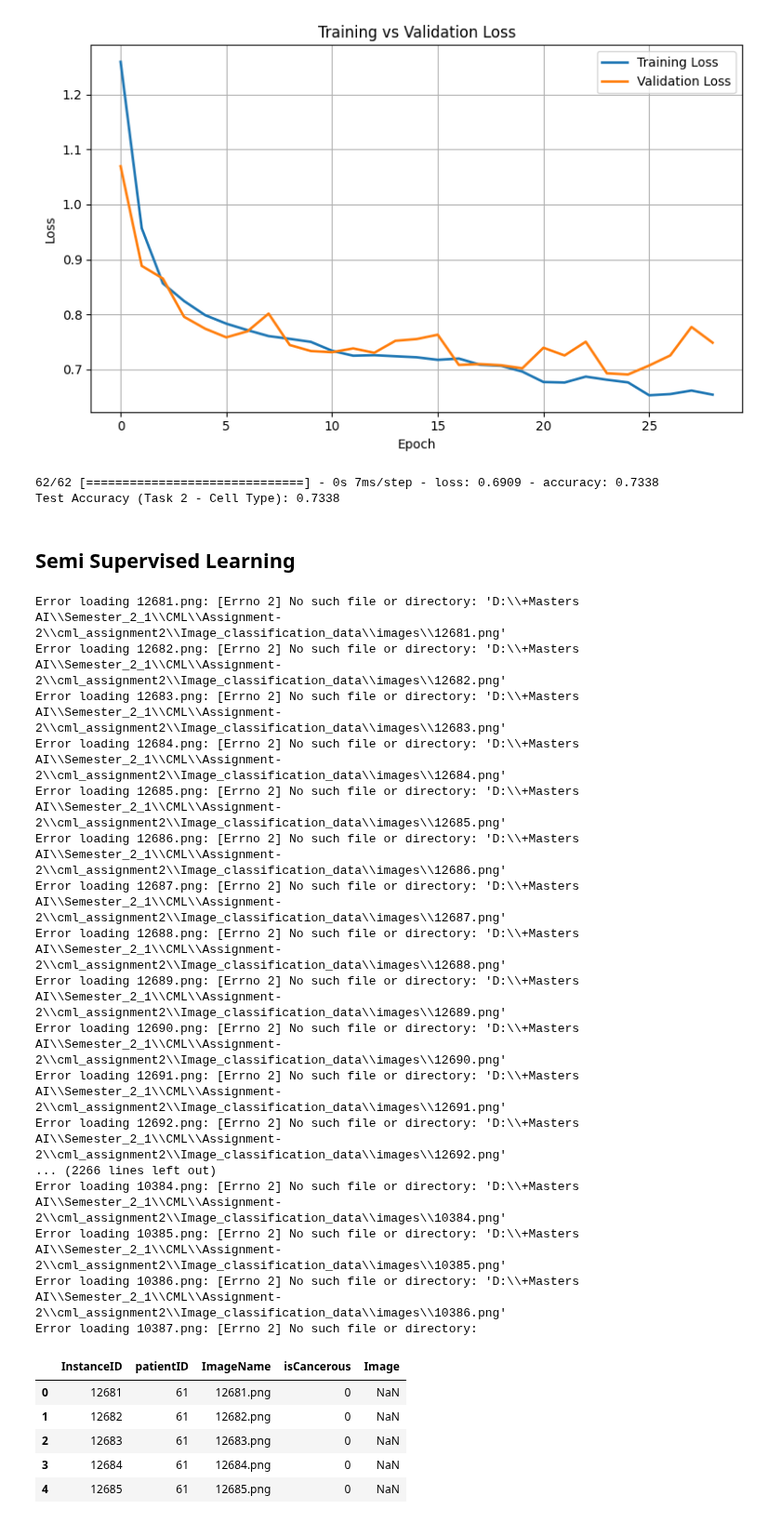
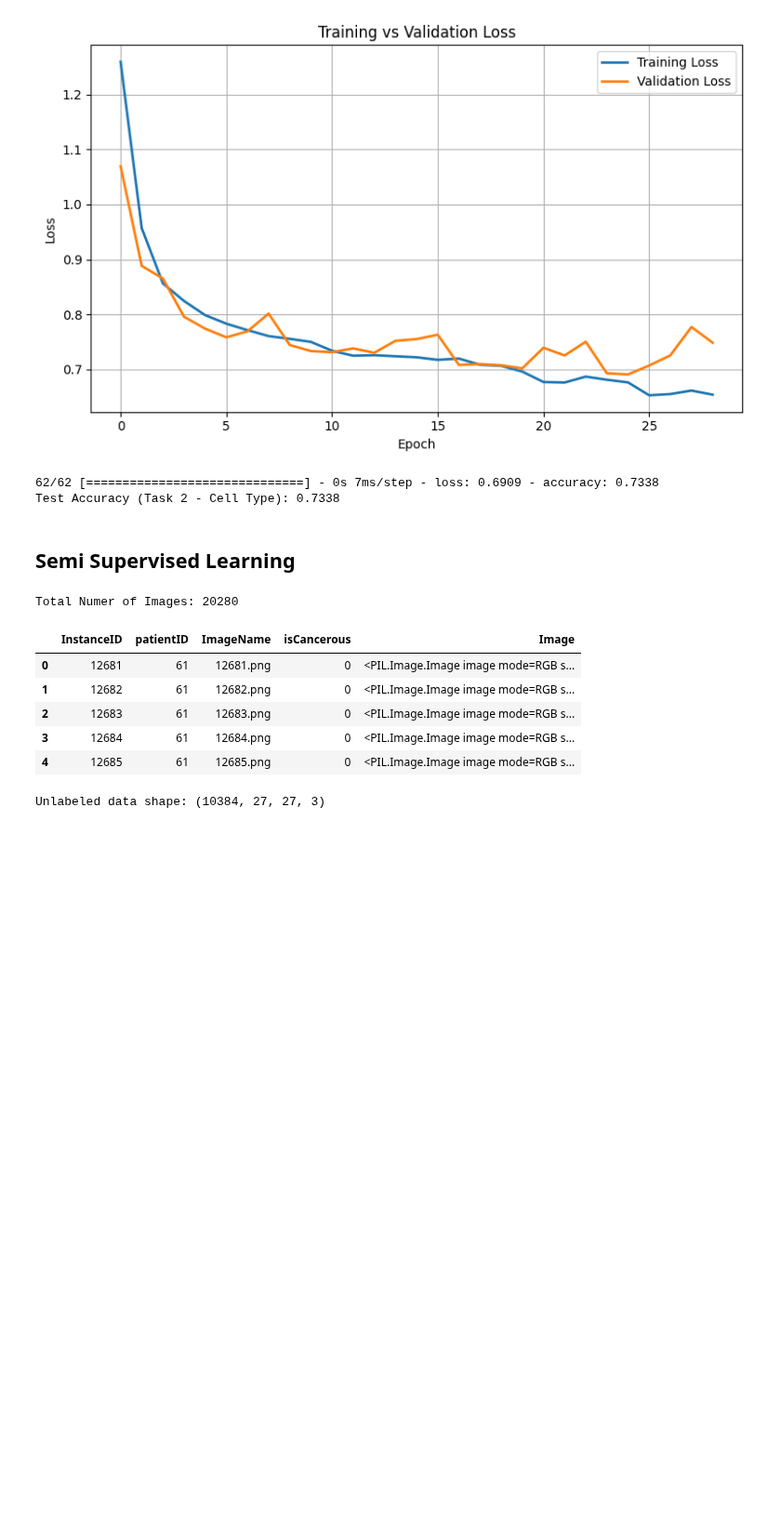
Before and after one commit to sheikhmunim/cml_assignment2, a Jupyter notebook: assignment_2.ipynb, the cells around one changed output. Shown at 93% size. Saved outputs shown, nothing was run; the diff lists cells and outputs as text; code cells hidden in the pictures; blank space fills up the shorter version.

```diff
--- a/assignment_2.ipynb
+++ b/assignment_2.ipynb
@@ -1640,52 +1640,55 @@ from tensorflow.keras.models import load_model
 
 semi_supervised_model_task2 = load_model('best_model_task2.h5')
 # %%
+
+#navigating to folder containing colon cell histopathology images
+image_folder = 'Image_classification_data\patch_images'
+images = os.listdir(image_folder)
+print(f"Total Numer of Images: {len(images)}")
+
+
+
+
 # Function to load images from the extra dataset
 def load_images_extra(image_folder, image_list):
     """Returns a dictionary mapping image names to PIL image objects."""
     images = {}
     for img_name in image_list:
         # Add .png extension if not present
         if not img_name.endswith(".png"):
             img_name += ".png"
 
         img_path = os.path.join(image_folder, img_name)
         try:
             with Image.open(img_path) as img:
                 images[img_name] = img.copy()  # Copy to keep it after closing
         except Exception as e:
             print(f"Error loading {img_name}: {e}")
     return images
 
 # Loading the images for the extra dataset
 image_objects_extra = load_images_extra(image_folder, labels_extra['ImageName'])
 
 # Adding a new column 'Image' to labels_extra
 labels_extra['Image'] = labels_extra['ImageName'].map(image_objects_extra)
 
 # Display the first few rows to confirm
 labels_extra.head()
 # %% [output]
-Error loading 12681.png: [Errno 2] No such file or directory: 'D:\\+Masters AI\\Semester_2_1\\CML\\Assignment-2\\cml_assignment2\\Image_classification_data\\images\\12681.png'
-Error loading 12682.png: [Errno 2] No such file or directory: 'D:\\+Masters AI\\Semester_2_1\\CML\\Assignment-2\\cml_assignment2\\Image_classification_data\\images\\12682.png'
-Error loading 12683.png: [Errno 2] No such file or directory: 'D:\\+Masters AI\\Semester_2_1\\CML\\Assignment-2\\cml_assignment2\\Image_classification_data\\images\\12683.png'
-Error loading 12684.png: [Errno 2] No such file or directory: 'D:\\+Masters AI\\Semester_2_1\\CML\\Assignment-2\\cml_assignment2\\Image_classification_data\\images\\12684.png'
-Error loading 12685.png: [Errno 2] No such file or directory: 'D:\\+Masters AI\\Semester_2_1\\CML\\Assignment-2\\cml_assignment2\\Image_classification_data\\images\\12685.png'
-Error loading 12686.png: [Errno 2] No such file or directory: 'D:\\+Masters AI\\Semester_2_1\\CML\\Assignment-2\\cml_assignment2\\Image_classification_data\\images\\12686.png'
-Error loading 12687.png: [Errno 2] No such file or directory: 'D:\\+Masters AI\\Semester_2_1\\CML\\Assignment-2\\cml_assignment2\\Image_classification_data\\images\\12687.png'
-Error loading 12688.png: [Errno 2] No such file or directory: 'D:\\+Masters AI\\Semester_2_1\\CML\\Assignment-2\\cml_assignment2\\Image_classification_data\\images\\12688.png'
-Error loading 12689.png: [Errno 2] No such file or directory: 'D:\\+Masters AI\\Semester_2_1\\CML\\Assignment-2\\cml_assignment2\\Image_classification_data\\images\\12689.png'
-Error loading 12690.png: [Errno 2] No such file or directory: 'D:\\+Masters AI\\Semester_2_1\\CML\\Assignment-2\\cml_assignment2\\Image_classification_data\\images\\12690.png'
-Error loading 12691.png: [Errno 2] No such file or directory: 'D:\\+Masters AI\\Semester_2_1\\CML\\Assignment-2\\cml_assignment2\\Image_classification_data\\images\\12691.png'
-Error loading 12692.png: [Errno 2] No such file or directory: 'D:\\+Masters AI\\Semester_2_1\\CML\\Assignment-2\\cml_assignment2\\Image_classification_data\\images\\12692.png'
-... (2266 lines left out)
-Error loading 10384.png: [Errno 2] No such file or directory: 'D:\\+Masters AI\\Semester_2_1\\CML\\Assignment-2\\cml_assignment2\\Image_classification_data\\images\\10384.png'
-Error loading 10385.png: [Errno 2] No such file or directory: 'D:\\+Masters AI\\Semester_2_1\\CML\\Assignment-2\\cml_assignment2\\Image_classification_data\\images\\10385.png'
-Error loading 10386.png: [Errno 2] No such file or directory: 'D:\\+Masters AI\\Semester_2_1\\CML\\Assignment-2\\cml_assignment2\\Image_classification_data\\images\\10386.png'
-Error loading 10387.png: [Errno 2] No such file or directory:
+Total Numer of Images: 20280
 |  | InstanceID | patientID | ImageName | isCancerous | Image |
-| 0 | 12681 | 61 | 12681.png | 0 | NaN |
-| 1 | 12682 | 61 | 12682.png | 0 | NaN |
-| 2 | 12683 | 61 | 12683.png | 0 | NaN |
-| 3 | 12684 | 61 | 12684.png | 0 | NaN |
-| 4 | 12685 | 61 | 12685.png | 0 | NaN |
+| 0 | 12681 | 61 | 12681.png | 0 | <PIL.Image.Image image mode=RGB s... |
+| 1 | 12682 | 61 | 12682.png | 0 | <PIL.Image.Image image mode=RGB s... |
+| 2 | 12683 | 61 | 12683.png | 0 | <PIL.Image.Image image mode=RGB s... |
+| 3 | 12684 | 61 | 12684.png | 0 | <PIL.Image.Image image mode=RGB s... |
+| 4 | 12685 | 61 | 12685.png | 0 | <PIL.Image.Image image mode=RGB s... |
+# %%
+# Convert the images to numpy arrays
+import numpy as np
+
+# Convert to NumPy arrays
+X_unlabeled = np.array([np.array(img.resize((27, 27))) / 255.0 for img in labels_extra['Image']])
+
+print(f"Unlabeled data shape: {X_unlabeled.shape}")
+# %% [output]
+Unlabeled data shape: (10384, 27, 27, 3)
```
Also changed, not shown: parts of 1 cell of this notebook.
